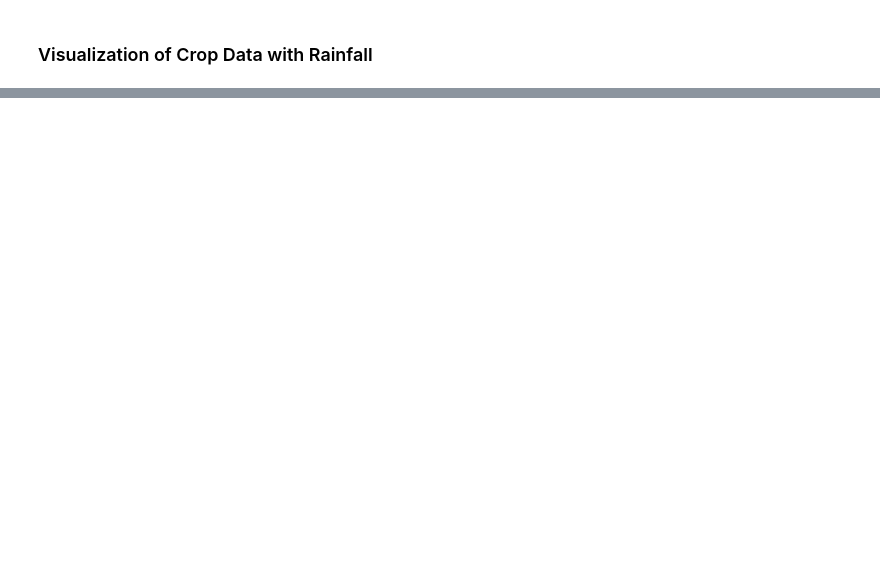
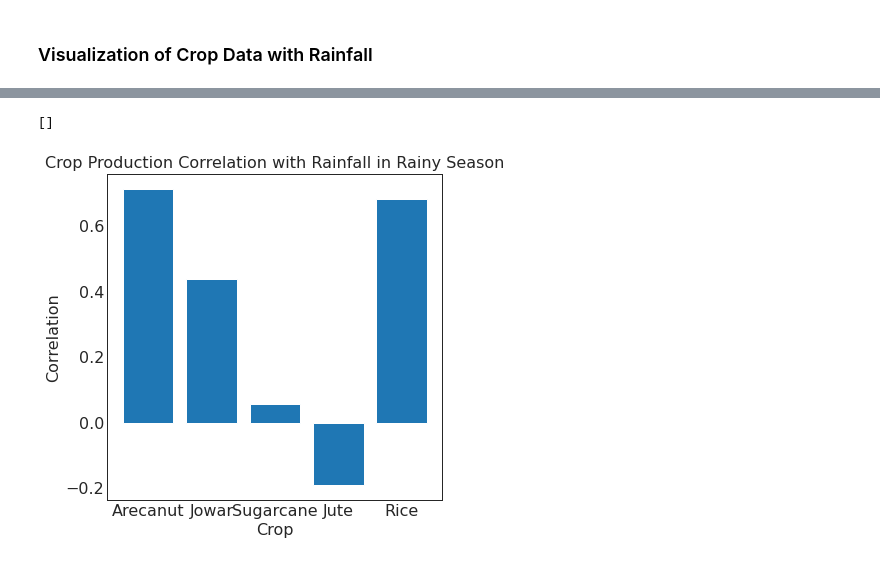
Before and after one commit to ganeshhalthota/iisc-da231-raw_crop, a Jupyter notebook: code/RAW_Crop.ipynb, the cells around one changed output, grey strips where cells are left out. Cells and saved outputs as stored; diff of their text form; code cells hidden in the pictures; blank space fills up the shorter version.

Commit message:
Added correlation information for crop production vs rainfall

```diff
--- a/code/RAW_Crop.ipynb
+++ b/code/RAW_Crop.ipynb
@@ -1770,0 +1777,14 @@ time: 458 ms (started: 2021-12-10 04:00:15 +00:00)
+# %%
+correlation = []
+crops = ['Arecanut', 'Jowar', 'Sugarcane', 'Jute', 'Rice']
+for crop in crops:
+    corr = df_cr_merged.filter(col('Crop') == crop
+        ).drop('State_Name', 'Crop', 'Total_Area', 'Total_Production', 'Avg_Rainfall'
+        ).groupBy('Crop_Year'
+        ).agg(
+            avg('Avg_Yield').alias('Avg_Yield'),
+            avg('Rainfall').alias('Rainfall'),
+        ).stat.corr('Avg_Yield', 'Rainfall')
+    correlation.append(corr)
+
+print(correlation)
@@ -1770,0 +1794,10 @@ time: 458 ms (started: 2021-12-10 04:00:15 +00:00)
+# %%
+fig, ax = plt.subplots(1, 1, figsize=(6,6))
+ax.bar(crops, correlation)
+ax.set_xlabel('Crop')
+ax.set_ylabel('Correlation')
+ax.set_title('Crop Production Correlation with Rainfall in Rainy Season')
+ax.plot()
+# %% [output]
+[]
+[figure, added]
```
Also changed, not shown: parts of 53 cells of this notebook.
